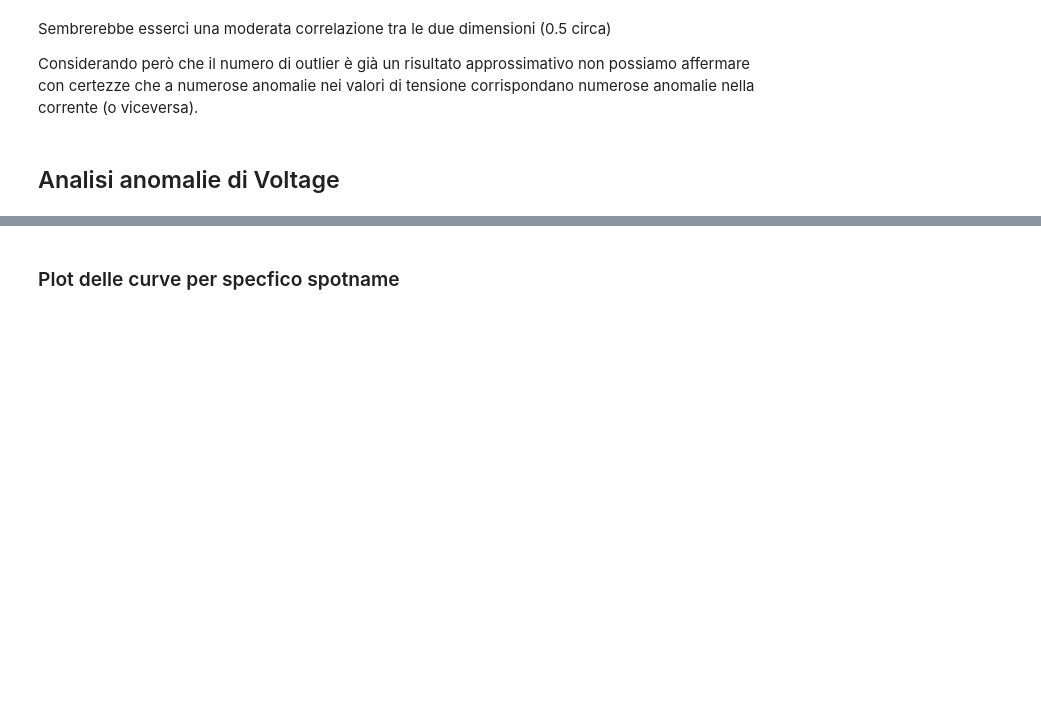
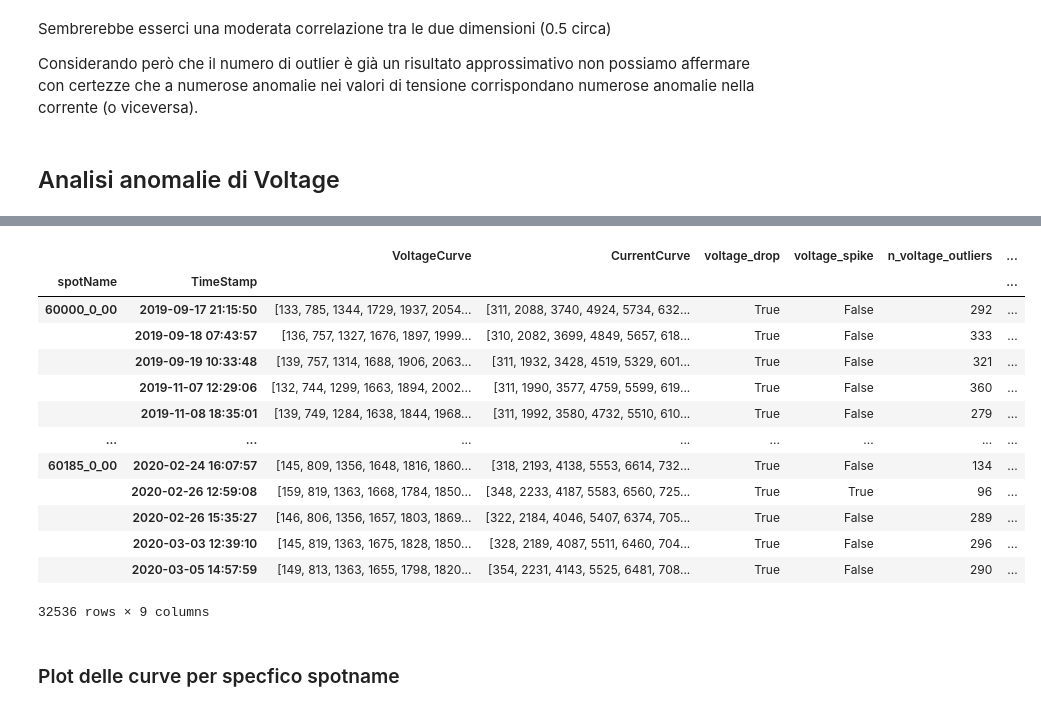
Before and after one commit to DavideMobilia/Anomaly-Detection, a Jupyter notebook: Scripts/Part4- Anomaly Analysis.ipynb, the cells around one changed output, grey strips where cells are left out. Saved outputs shown, nothing was run; the diff lists cells and outputs as text; code cells hidden in the pictures; blank space fills up the shorter version.

```diff
--- a/Scripts/Anomaly Analysis.ipynb
+++ b/Scripts/Part4- Anomaly Analysis.ipynb
@@ -51,3 +43,20 @@ df_volt=df.drop(["index","n_current_outliers","%current_anomalies"],axis=1).join
+# %%
+df_volt[df_volt["voltage_drop"]==True]
+# %% [output]
+|  |  | VoltageCurve | CurrentCurve | voltage_drop | voltage_spike | n_voltage_outliers | ... |
+| spotName | TimeStamp |  |  |  |  |  | ... |
+| 60000_0_00 | 2019-09-17 21:15:50 | [133, 785, 1344, 1729, 1937, 2054... | [311, 2088, 3740, 4924, 5734, 632... | True | False | 292 | ... |
+|  | 2019-09-18 07:43:57 | [136, 757, 1327, 1676, 1897, 1999... | [310, 2082, 3699, 4849, 5657, 618... | True | False | 333 | ... |
+|  | 2019-09-19 10:33:48 | [139, 757, 1314, 1688, 1906, 2063... | [311, 1932, 3428, 4519, 5329, 601... | True | False | 321 | ... |
+|  | 2019-11-07 12:29:06 | [132, 744, 1299, 1663, 1894, 2002... | [311, 1990, 3577, 4759, 5599, 619... | True | False | 360 | ... |
+|  | 2019-11-08 18:35:01 | [139, 749, 1284, 1638, 1844, 1968... | [311, 1992, 3580, 4732, 5510, 610... | True | False | 279 | ... |
+| ... | ... | ... | ... | ... | ... | ... | ... |
+| 60185_0_00 | 2020-02-24 16:07:57 | [145, 809, 1356, 1648, 1816, 1860... | [318, 2193, 4138, 5553, 6614, 732... | True | False | 134 | ... |
+|  | 2020-02-26 12:59:08 | [159, 819, 1363, 1668, 1784, 1850... | [348, 2233, 4187, 5583, 6560, 725... | True | True | 96 | ... |
+|  | 2020-02-26 15:35:27 | [146, 806, 1356, 1657, 1803, 1869... | [322, 2184, 4046, 5407, 6374, 705... | True | False | 289 | ... |
+|  | 2020-03-03 12:39:10 | [145, 819, 1363, 1675, 1828, 1850... | [328, 2189, 4087, 5511, 6460, 704... | True | False | 296 | ... |
+|  | 2020-03-05 14:57:59 | [149, 813, 1363, 1655, 1798, 1820... | [354, 2231, 4143, 5525, 6481, 708... | True | False | 290 | ... |
+32536 rows × 9 columns
 # %% [markdown]
 ### Plot delle curve per specfico spotname
 # %%
```
Also changed, not shown: parts of 3 cells of this notebook, 5 other files.
